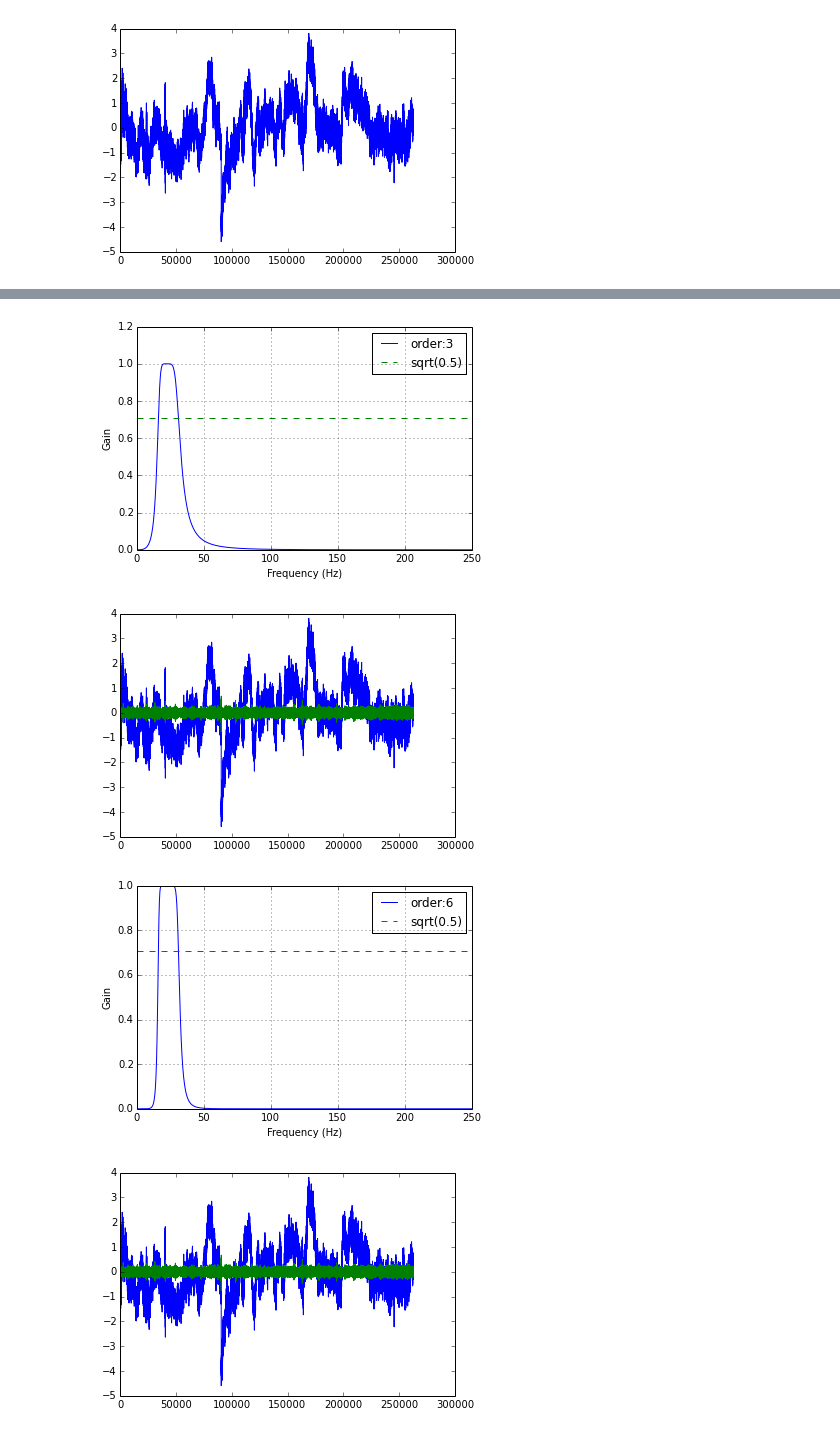
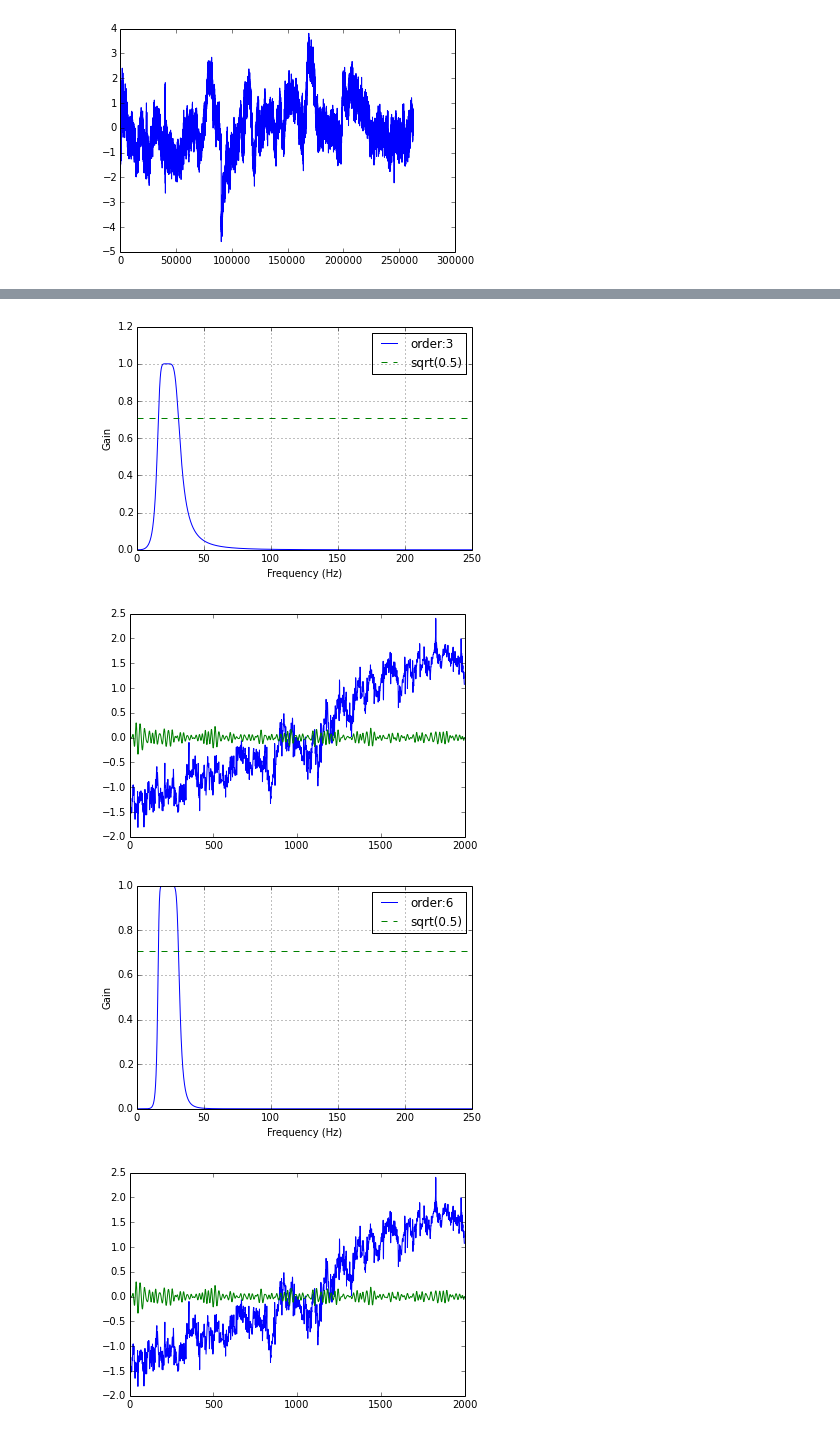
Before and after one commit to zafarali/physiosignal-research, a Jupyter notebook: Kaggle-EEG-GAP/EDA.ipynb, the cells around one changed output, grey strips where cells are left out. Saved outputs shown, nothing was run; the diff lists cells and outputs as text; code cells hidden in the pictures.

```diff
--- a/Kaggle-EEG-GAP/EDA.ipynb
+++ b/Kaggle-EEG-GAP/EDA.ipynb
@@ -213,32 +235,32 @@ def butter_bandpass_filter(data, lowcut, highcut, fs=500, order=5):
 # %%
 fs = 500
 
 #BETA WAVE
 lowcut = 16
 highcut = 31
 
 for order in [3, 6, 9]:
     b, a = butter_bandpass(lowcut, highcut, fs=fs, order=order)
     w, h = signal.freqz(b, a, worN=2000)
     plt.plot((fs*0.5 / np.pi)*w, abs(h), label="order:"+str(order))
     plt.plot([0, 0.5*fs ], [np.sqrt(0.5), np.sqrt(0.5)], '--', label='sqrt(0.5)')
     plt.xlabel('Frequency (Hz)')
     plt.ylabel('Gain')
     plt.grid(True)
     plt.legend(loc='best')
 
     plt.figure(2)
     plt.clf()
 
-    plt.plot(single_channel, 'b-')
+    plt.plot(single_channel[0:2000], 'b-')
 
     y = butter_bandpass_filter(single_channel, lowcut, highcut, fs=fs, order=6)
-    plt.plot(y, 'g-')
+    plt.plot(y[0:2000], 'g-')
 
     plt.show()
 # %% [output]
 [figure]
-[figure, old version]
+[figure, new version]
 [figure]
-[figure, old version]
+[figure, new version]
 [figure]
```
Also changed, not shown: parts of 3 cells of this notebook.
